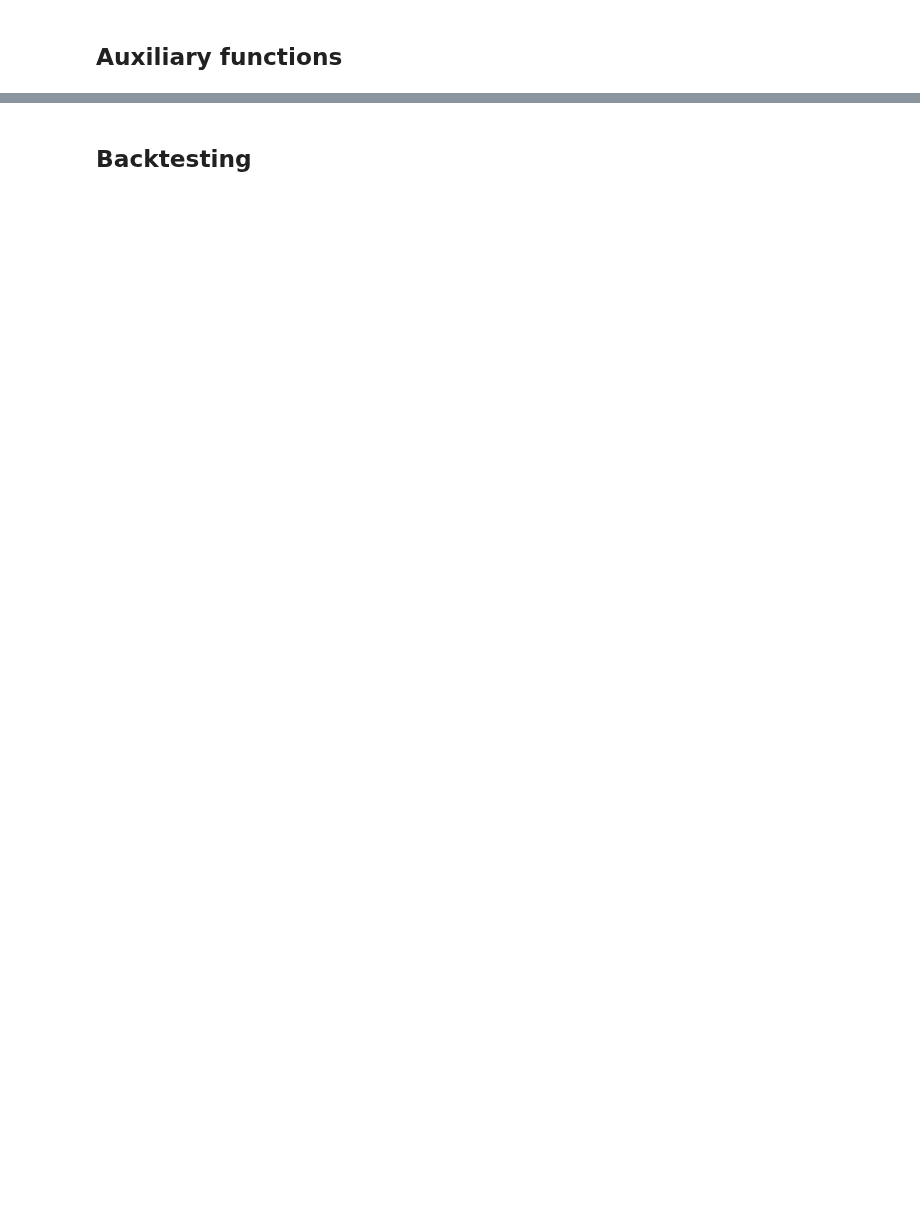
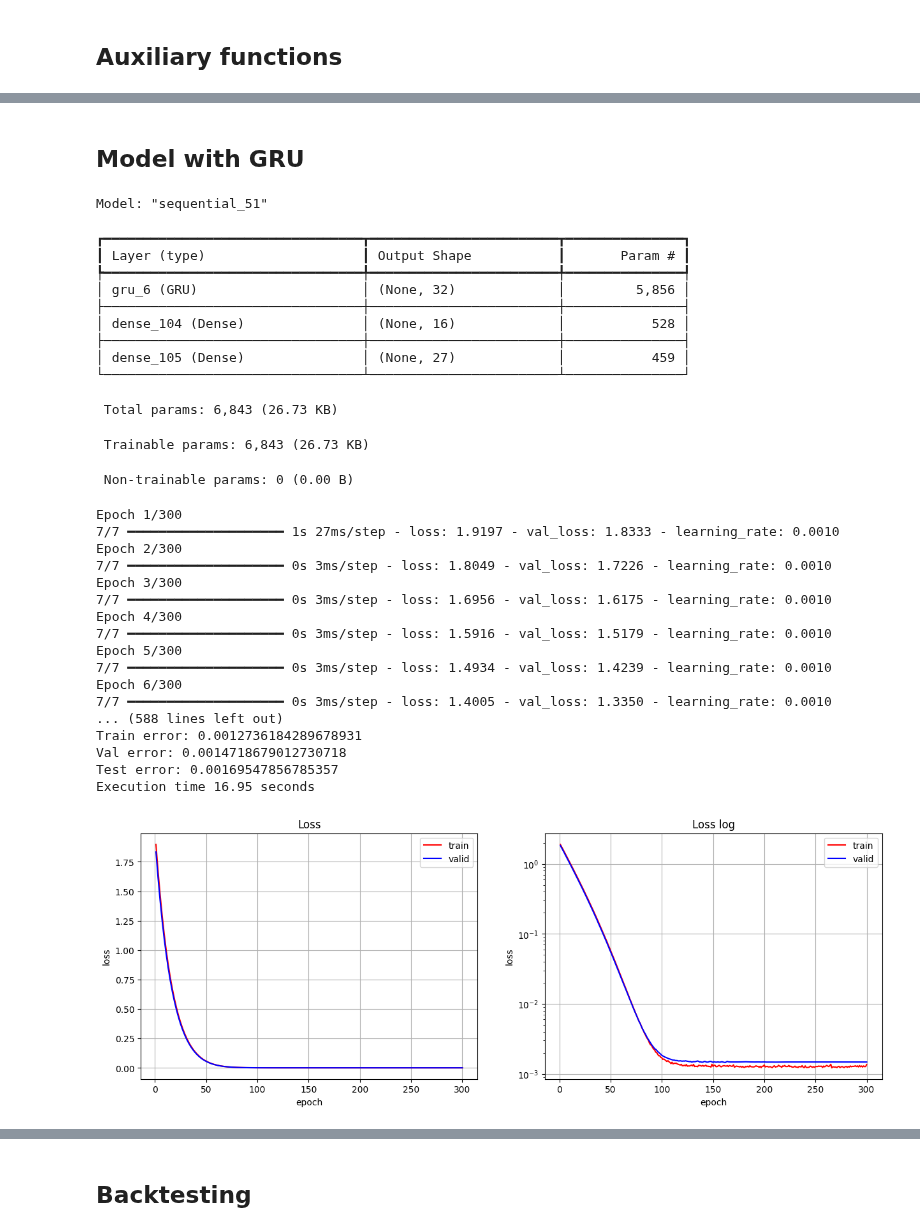
Before and after one commit to lharazin/TFM, a Jupyter notebook: Algorithm/models/base_model_1.ipynb, the cells around one changed output, grey strips where cells are left out. Drawn from its saved outputs; the diff is of its cells as text; code cells hidden in the pictures; blank space fills up the shorter version.

```diff
--- a/Algorithm/models/base_model_1.ipynb
+++ b/Algorithm/models/base_model_1.ipynb
@@ -270,0 +327,45 @@ array([0.586, 0.124, 0.02 , 0.014, 0.014, 0.012, 0.012, 0.01 , 0.03 ,
+# %% [markdown]
+## Model with GRU
+# %%
+dropout = 0.1
+
+model_gru = Sequential((
+    GRU(32, input_shape=x_train.shape[1:],
+         dropout=dropout, recurrent_dropout=dropout),
+    Dense(16, activation='relu', kernel_regularizer=L2(0.1)),
+    Dense(y_train.shape[1], activation='softmax')
+))
+
+train_and_evaluate_model(model_gru, epochs=300)
+# %% [output]
+Model: "sequential_51"
+┏━━━━━━━━━━━━━━━━━━━━━━━━━━━━━━━━━┳━━━━━━━━━━━━━━━━━━━━━━━━┳━━━━━━━━━━━━━━━┓
+┃ Layer (type)                    ┃ Output Shape           ┃       Param # ┃
+┡━━━━━━━━━━━━━━━━━━━━━━━━━━━━━━━━━╇━━━━━━━━━━━━━━━━━━━━━━━━╇━━━━━━━━━━━━━━━┩
+│ gru_6 (GRU)                     │ (None, 32)             │         5,856 │
+├─────────────────────────────────┼────────────────────────┼───────────────┤
+│ dense_104 (Dense)               │ (None, 16)             │           528 │
+├─────────────────────────────────┼────────────────────────┼───────────────┤
+│ dense_105 (Dense)               │ (None, 27)             │           459 │
+└─────────────────────────────────┴────────────────────────┴───────────────┘
+ Total params: 6,843 (26.73 KB)
+ Trainable params: 6,843 (26.73 KB)
+ Non-trainable params: 0 (0.00 B)
+Epoch 1/300
+7/7 ━━━━━━━━━━━━━━━━━━━━ 1s 27ms/step - loss: 1.9197 - val_loss: 1.8333 - learning_rate: 0.0010
+Epoch 2/300
+7/7 ━━━━━━━━━━━━━━━━━━━━ 0s 3ms/step - loss: 1.8049 - val_loss: 1.7226 - learning_rate: 0.0010
+Epoch 3/300
+7/7 ━━━━━━━━━━━━━━━━━━━━ 0s 3ms/step - loss: 1.6956 - val_loss: 1.6175 - learning_rate: 0.0010
+Epoch 4/300
+7/7 ━━━━━━━━━━━━━━━━━━━━ 0s 3ms/step - loss: 1.5916 - val_loss: 1.5179 - learning_rate: 0.0010
+Epoch 5/300
+7/7 ━━━━━━━━━━━━━━━━━━━━ 0s 3ms/step - loss: 1.4934 - val_loss: 1.4239 - learning_rate: 0.0010
+Epoch 6/300
+7/7 ━━━━━━━━━━━━━━━━━━━━ 0s 3ms/step - loss: 1.4005 - val_loss: 1.3350 - learning_rate: 0.0010
+... (588 lines left out)
+Train error: 0.0012736184289678931
+Val error: 0.0014718679012730718
+Test error: 0.00169547856785357
+Execution time 16.95 seconds
+[figure, added]
```
Also changed, not shown: parts of 31 cells of this notebook.
